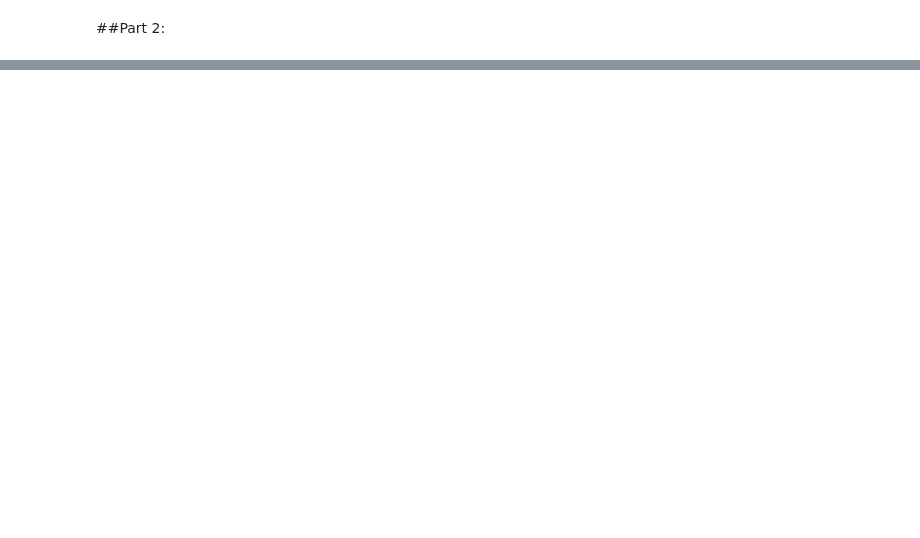
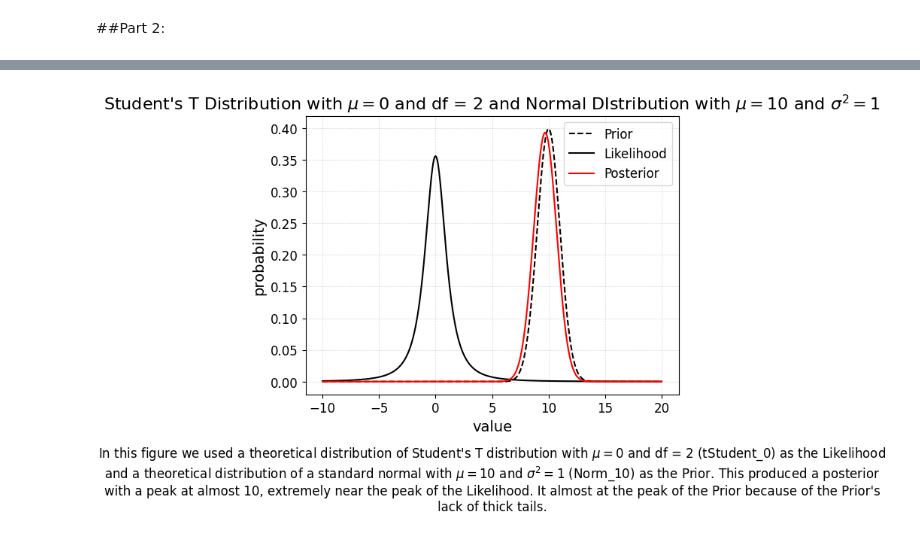
Before and after one commit to zberis/DSPS_ZBeris, a Jupyter notebook: HW2/Copy_of_Instructions_Bayesian_posteriors.ipynb, the cells around one changed output, grey strips where cells are left out. Saved outputs shown, nothing was run; the diff lists cells and outputs as text; code cells hidden in the pictures; blank space fills up the shorter version.

```diff
--- a/HW2/Copy_of_Instructions_Bayesian_posteriors.ipynb
+++ b/HW2/Copy_of_Instructions_Bayesian_posteriors.ipynb
@@ -114,0 +115,6 @@ posterior(tStudent_0, tStudent_10)
+# %%
+posterior(Norm_10, tStudent_0)
+plt.title(r"Student's T Distribution with $\mu = 0$ and df = 2 and Normal DIstribution with $\mu = 10$ and $\sigma^2 = 1$")
+plt.text(5, -0.2, r"In this figure we used a theoretical distribution of Student's T distribution with $\mu = 0$ and df = 2 (tStudent_0) as the Likelihood and a theoretical distribution of a standard normal with $\mu = 10$ and $\sigma^2 = 1$ (Norm_10) as the Prior. This produced a posterior with a peak at almost 10, extremely near the peak of the Likelihood. It almost at the peak of the Prior because of the Prior's lack of thick tails.", ha="center", wrap = True);
+# %% [output]
+[figure, added]
```
Also changed, not shown: parts of 15 cells of this notebook.
